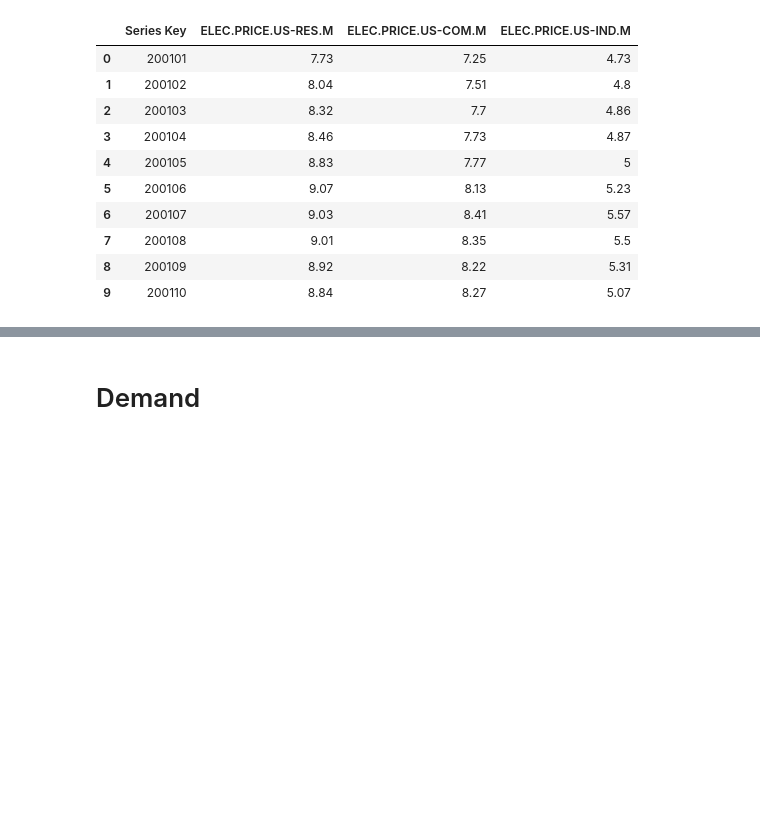
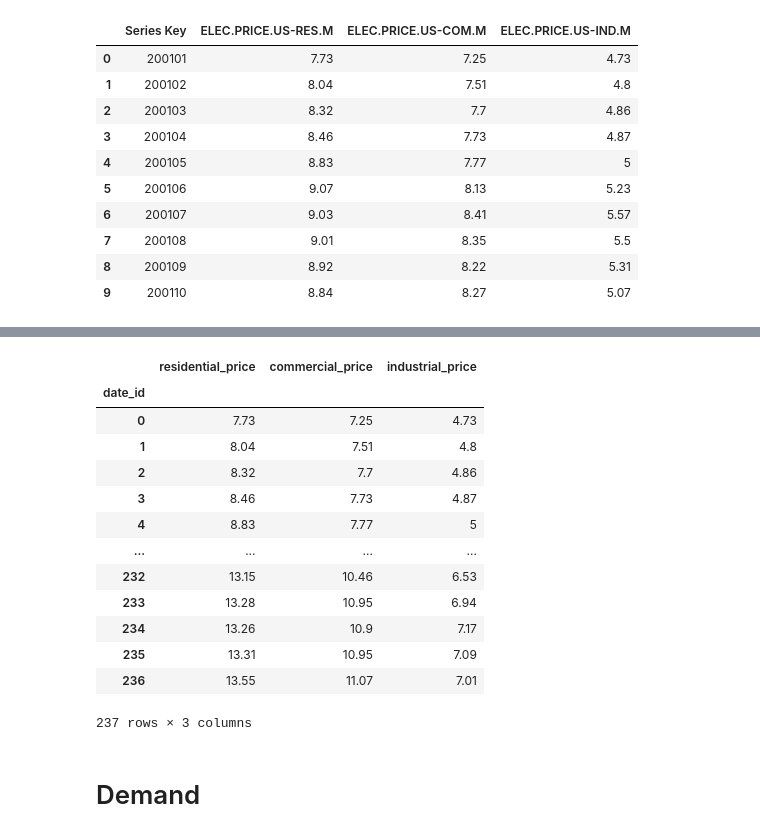
Before and after one commit to ksieng2012/ETL_Project, a Jupyter notebook: Notebooks/electricity_demand_price.ipynb, the cells around one changed output, grey strips where cells are left out. Drawn from its saved outputs; the diff is of its cells as text; code cells hidden in the pictures; blank space fills up the shorter version.

```diff
--- a/Notebooks/electricity_demand_price.ipynb
+++ b/Notebooks/electricity_demand_price.ipynb
@@ -84,3 +101,21 @@ df_price_final.head()
+# %%
+df_price_final.index.name = "date_id"
+df_price_final
+# %% [output]
+|  | residential_price | commercial_price | industrial_price |
+| date_id |  |  |  |
+| 0 | 7.73 | 7.25 | 4.73 |
+| 1 | 8.04 | 7.51 | 4.8 |
+| 2 | 8.32 | 7.7 | 4.86 |
+| 3 | 8.46 | 7.73 | 4.87 |
+| 4 | 8.83 | 7.77 | 5 |
+| ... | ... | ... | ... |
+| 232 | 13.15 | 10.46 | 6.53 |
+| 233 | 13.28 | 10.95 | 6.94 |
+| 234 | 13.26 | 10.9 | 7.17 |
+| 235 | 13.31 | 10.95 | 7.09 |
+| 236 | 13.55 | 11.07 | 7.01 |
+237 rows × 3 columns
 # %% [markdown]
 # Demand
 # %%
```
Also changed, not shown: parts of 6 cells of this notebook.
